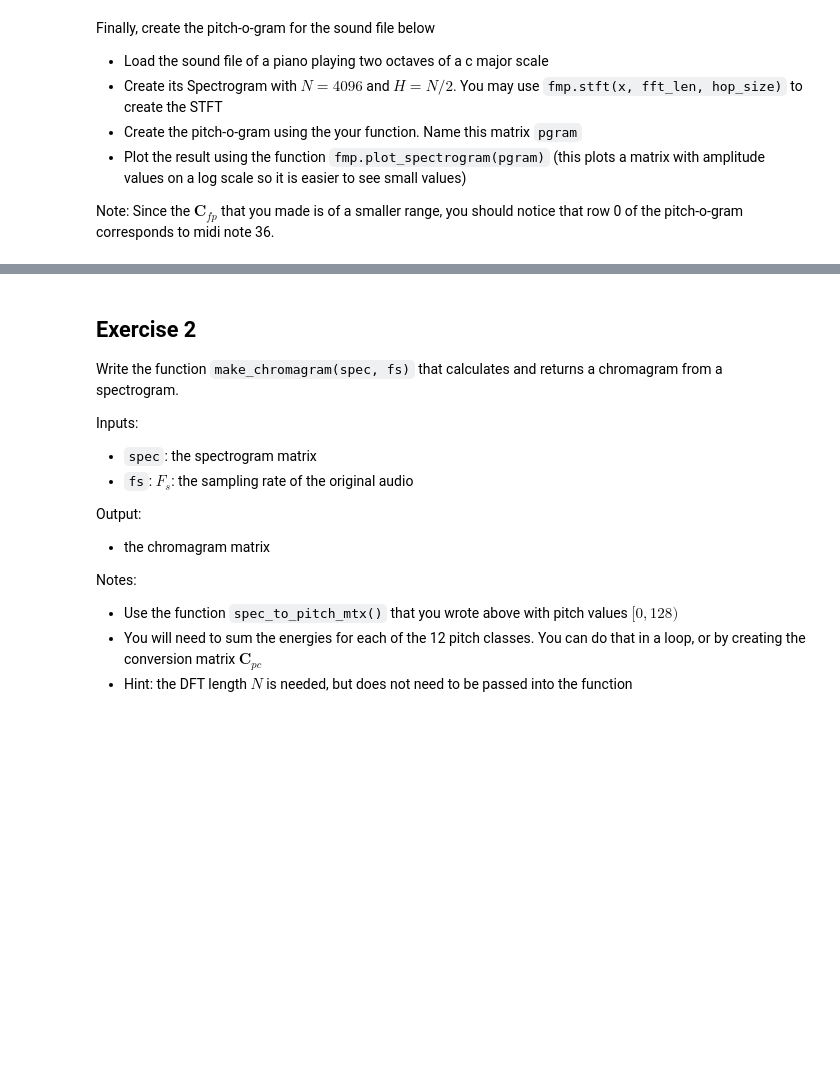
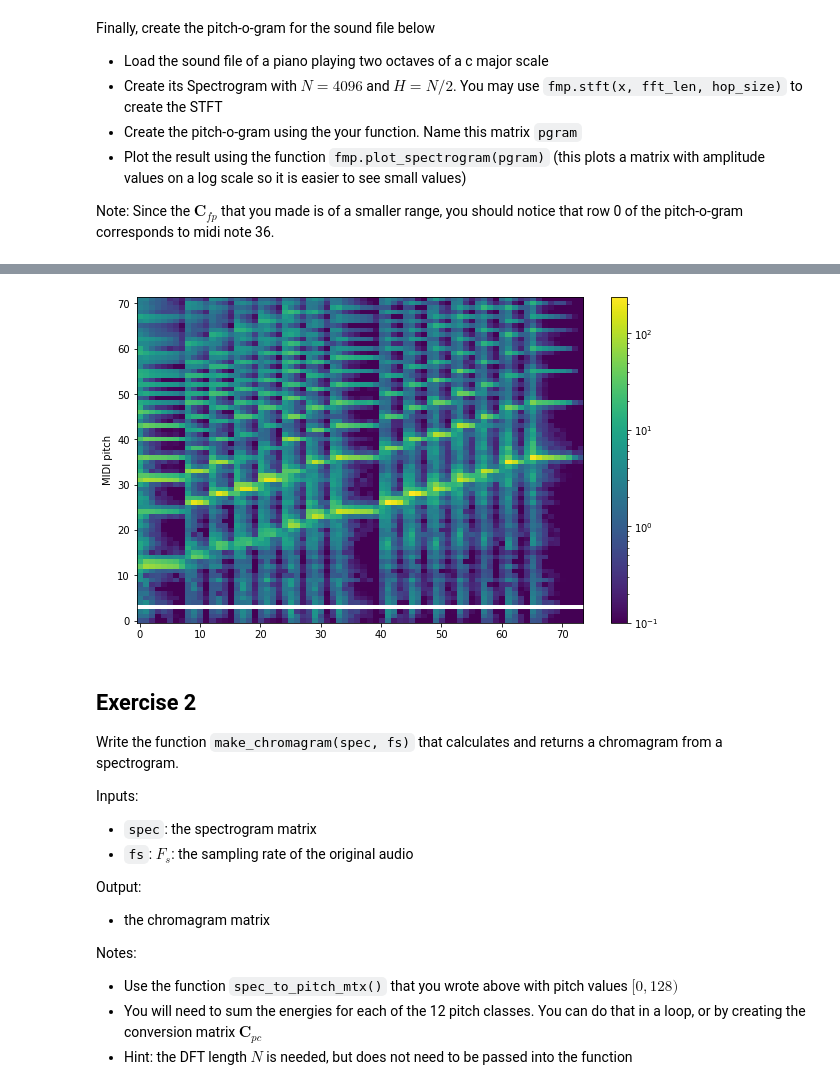
Before and after one commit to jmftrindade/digital_music_processing, a Jupyter notebook: 4_chroma/pset4.ipynb, the cells around one changed output, grey strips where cells are left out. Cells and saved outputs as stored; diff of their text form; code cells hidden in the pictures; blank space fills up the shorter version.

```diff
--- a/4_chroma/pset4.ipynb
+++ b/4_chroma/pset4.ipynb
@@ -54,14 +54,13 @@ def spec_to_pitch_mtx(fs, fft_len, start_pitch, end_pitch):
     # pitch -> bins
     p_bins = {p: bins_of_pitch(p, fs, fft_len) for p in range(start_pitch, end_pitch)}
 
-    n_rows = end_pitch - start_pitch
-    n_cols = int(fft_len / 2.0) + 1
-    out = np.zeros((n_rows, n_cols))
-
-    print(len(p_bins))
+    #n_rows = end_pitch - start_pitch
+    #n_cols = int(fft_len / 2.0) + 1
+    # FIXME: revisit
+    #out = np.zeros((n_rows, n_cols))
 
     out = []
-    for p in range(n_rows):
+    for p in p_bins:
         out += [[1 if k in p_bins[p] else 0 for k in range(n_cols)]]
     return np.array(out)
 # %% [markdown]
@@ -102,3 +104,17 @@ pgram = None
+# %%
+# fill in and plot
+N = 4096
+H = int(N/2)
+c_fp = spec_to_pitch_mtx(fs, N, C2, C8)
+
+#spec = fmp.stft_mag(snd1, N, H) ** 2
+spec = fmp.stft_mag(snd1, N, H)
+pgram = np.dot(c_fp, spec)
+fmp.plot_spectrogram(pgram)
+plt.ylabel('MIDI pitch')
+plt.show()
+# %% [output]
+[figure, added]
 # %% [markdown]
 ## Exercise 2
 
```
Also changed, not shown: parts of 3 cells of this notebook.
